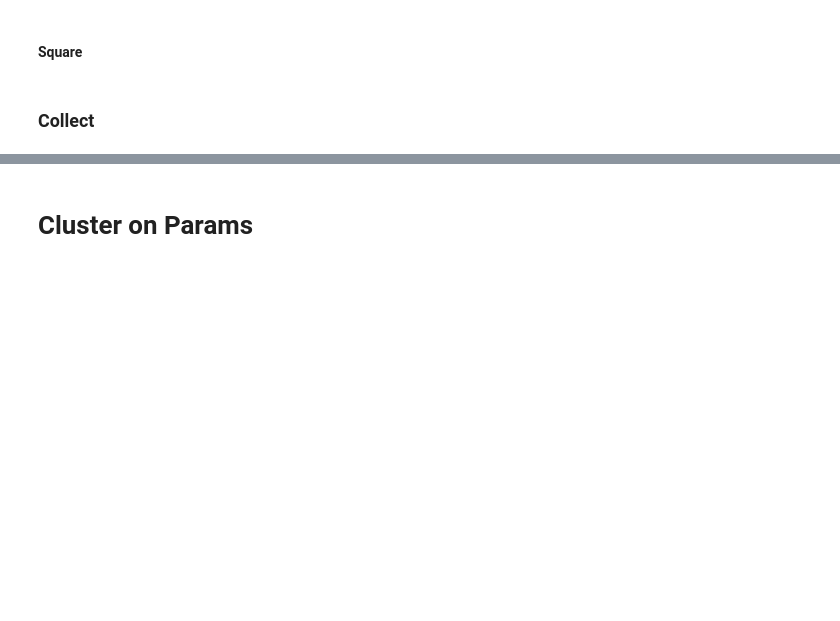
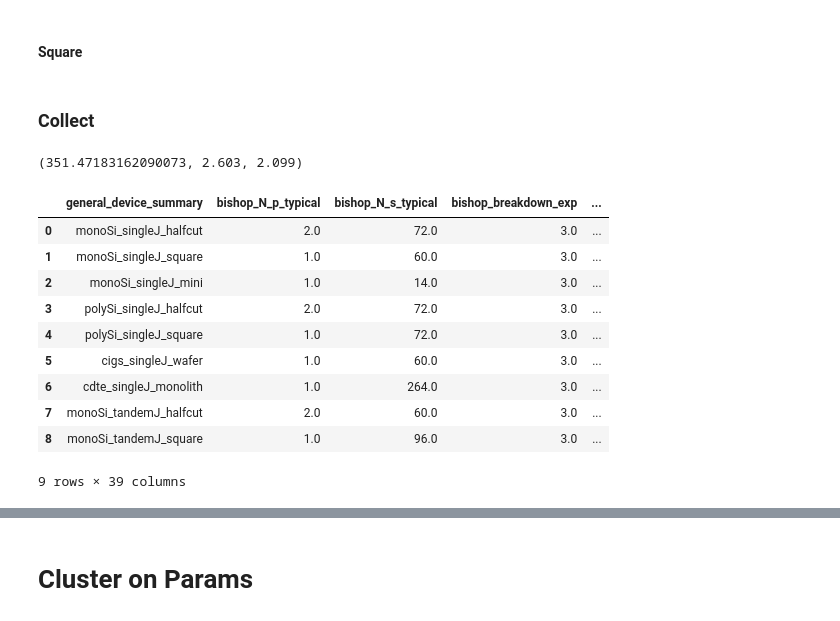
Before and after one commit to justinfmccarty/IPV_Workbench, a Jupyter notebook: notebooks/21_typical_devices.ipynb, the cells around one changed output, grey strips where cells are left out. Cells and saved outputs as stored; diff of their text form; code cells hidden in the pictures; blank space fills up the shorter version.

```diff
--- a/notebooks/21_typical_devices.ipynb
+++ b/notebooks/21_typical_devices.ipynb
@@ -986,0 +999,4 @@ mini_module.drop('name',inplace=True)
+# %%
+calc_efficiency(mini_module)
+# %% [output]
+(351.47183162090073, 2.603, 2.099)
@@ -998,0 +1051,14 @@ typical_devices.to_csv("/Users/jmccarty/Desktop/cactus_typical_devices.csv")
+# %%
+typical_devices
+# %% [output]
+|  | general_device_summary | bishop_N_p_typical | bishop_N_s_typical | bishop_breakdown_exp | ... |
+| 0 | monoSi_singleJ_halfcut | 2.0 | 72.0 | 3.0 | ... |
+| 1 | monoSi_singleJ_square | 1.0 | 60.0 | 3.0 | ... |
+| 2 | monoSi_singleJ_mini | 1.0 | 14.0 | 3.0 | ... |
+| 3 | polySi_singleJ_halfcut | 2.0 | 72.0 | 3.0 | ... |
+| 4 | polySi_singleJ_square | 1.0 | 72.0 | 3.0 | ... |
+| 5 | cigs_singleJ_wafer | 1.0 | 60.0 | 3.0 | ... |
+| 6 | cdte_singleJ_monolith | 1.0 | 264.0 | 3.0 | ... |
+| 7 | monoSi_tandemJ_halfcut | 2.0 | 60.0 | 3.0 | ... |
+| 8 | monoSi_tandemJ_square | 1.0 | 96.0 | 3.0 | ... |
+9 rows × 39 columns
```
Also changed, not shown: parts of 10 cells of this notebook, 12 other files.
